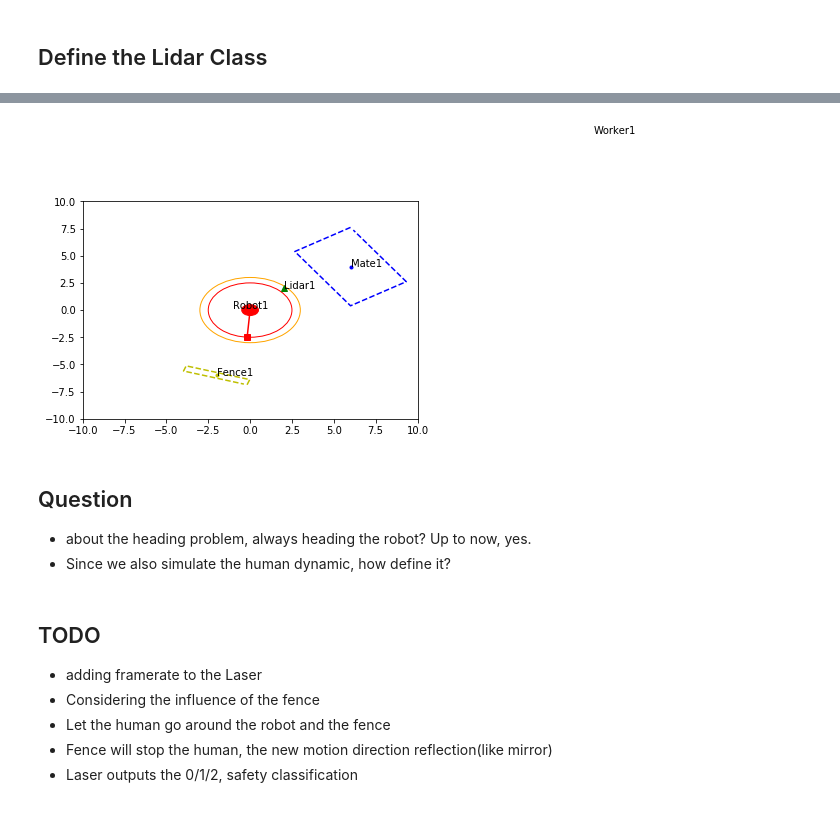
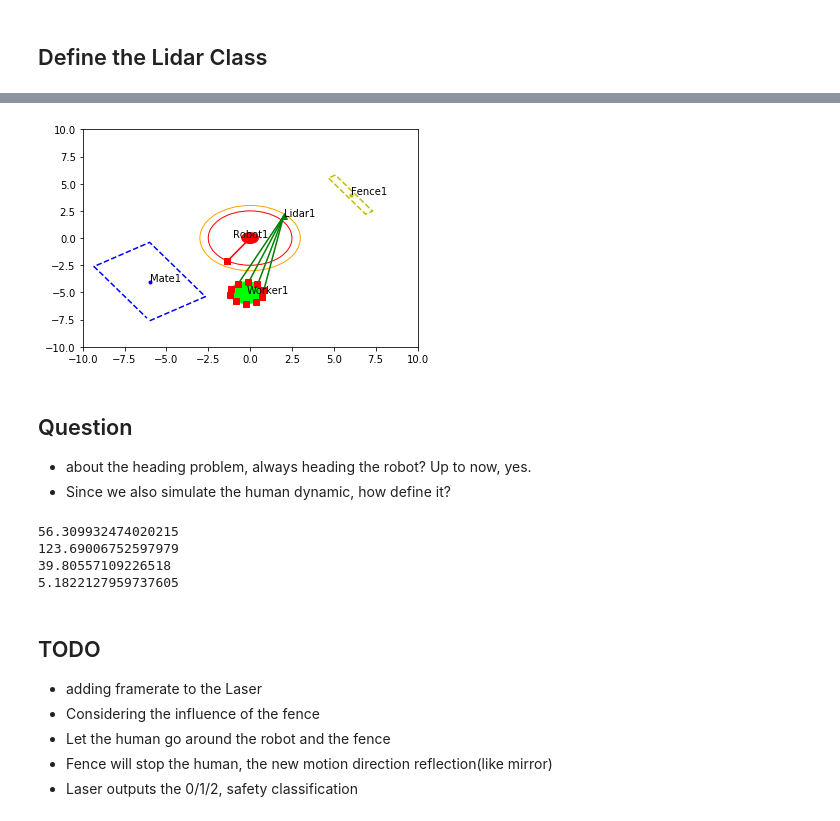
Before and after one commit to SiyuanHuang95/sensor_placement, a Jupyter notebook: sensor/Sensor_Setup.ipynb, the cells around one changed output, grey strips where cells are left out. Saved outputs shown, nothing was run; the diff lists cells and outputs as text; code cells hidden in the pictures.

Commit message:
adding reflection function to fence

```diff
--- a/sensor/Sensor_Setup.ipynb
+++ b/sensor/Sensor_Setup.ipynb
@@ -200,7 +261,7 @@ class CHuman(object):
         return gx,gy
 
     # Use dynamic model to update the position of the human
-    def update(self,dt, omega = 0.1, a = 0, max_vel = 2):
+    def update(self,dt, omega = 0.1, a = 0, max_vel = 1):
         self.x += self.vel * np.cos(self.heading) * dt
         self.y += self.vel * np.sin(self.heading) * dt
         self.heading += omega * dt
@@ -339,8 +395,8 @@ def draw_warn_zone(fig,robot,wz = 3):
     wz = plt.Circle((robot.x_base,robot.y_base),wz,color = 'orange', fill = False)
     fig.add_artist(wz)
 # %%
-mate = CMate('Mate1',x = 6, y = 4,width=4,length=6)
-fence = CFence('Fence1', x = -2, y=-6, width = 0.5,length = 4)
+mate = CMate('Mate1',x = -6, y = -4,width=4,length=6)
+fence = CFence('Fence1', x = 6, y=4, width = 0.5,length = 4)
 lidar = CLidar('Lidar1',x=2,y=2)
 robot = CRobot('Robot1',start_vel = 0.1,start_pos =0)
 human = CHuman('Worker1',start_vel = 1, start_pos_x = -2.5,start_pos_y = -3,heading = 0)
@@ -368,34 +424,45 @@ draw_warn_zone(axes,robot)
 # %%
 current_time = 0
 dt = 2 # time step
-simulation_time = 30
+simulation_time = 10
 # %%
 fig,axes = plt.subplots(1,1)
 while current_time < simulation_time:
     human.update(dt,omega = 0)
     robot.update()
     current_time += dt
+    fence.fence_contact(human)
 mx,my = mate.detect_human(human)
 rx,ry = lidar.object_detection(human)
 axes.cla()
 #axes.axis("equal")
 axes = plt.gca()
 axes.set_xlim([-10,10])
 axes.set_ylim([-10,10])
 mate.plot(axes)
 fence.plot(axes)
 lidar.plot(axes)
 lidar_plt.plot_scan(axes, rx, ry)
 mate_plt.plot_scan(axes,mx,my)
 human.plot(axes)
 robot.plot(axes)
 draw_warn_zone(axes,robot)
 # %% [output]
-[figure, old version]
+[figure, new version]
 # %% [markdown]
 ## Question
 - about the heading problem, always heading the robot? Up to now, yes.
 - Since we also simulate the human dynamic, how define it?
+# %%
+print(np.rad2deg(math.atan2(6,4)))
+print(np.rad2deg(fence.heading))
+print(np.rad2deg(human.heading))
+print(human.x)
+# %% [output]
+56.309932474020215
+123.69006752597979
+39.80557109226518
+5.1822127959737605
 # %% [markdown]
 ## TODO
 - adding framerate to the Laser
```
Also changed, not shown: parts of 5 cells of this notebook.
